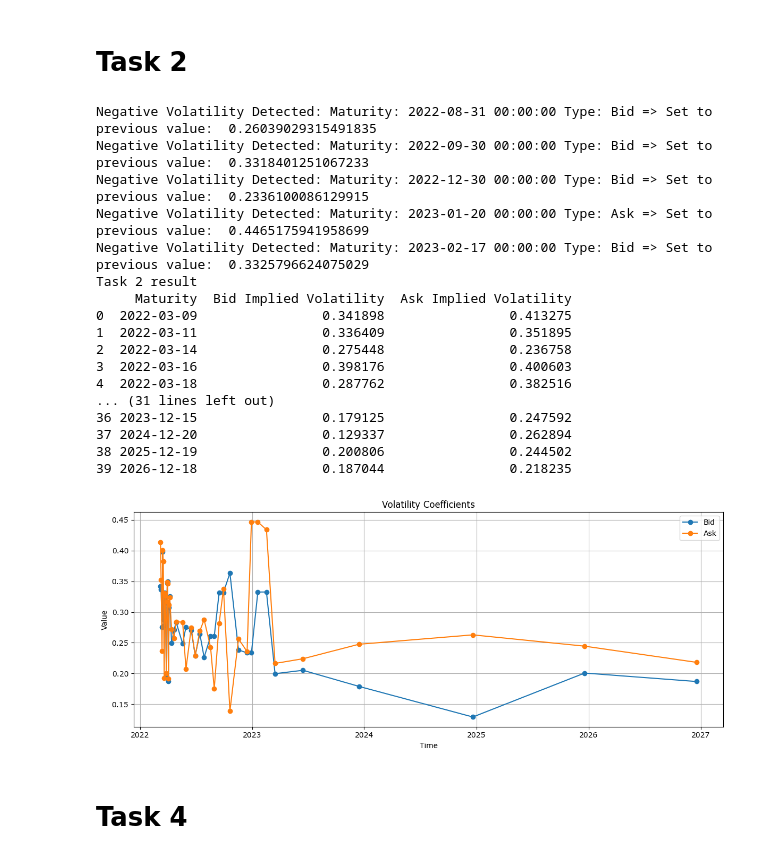
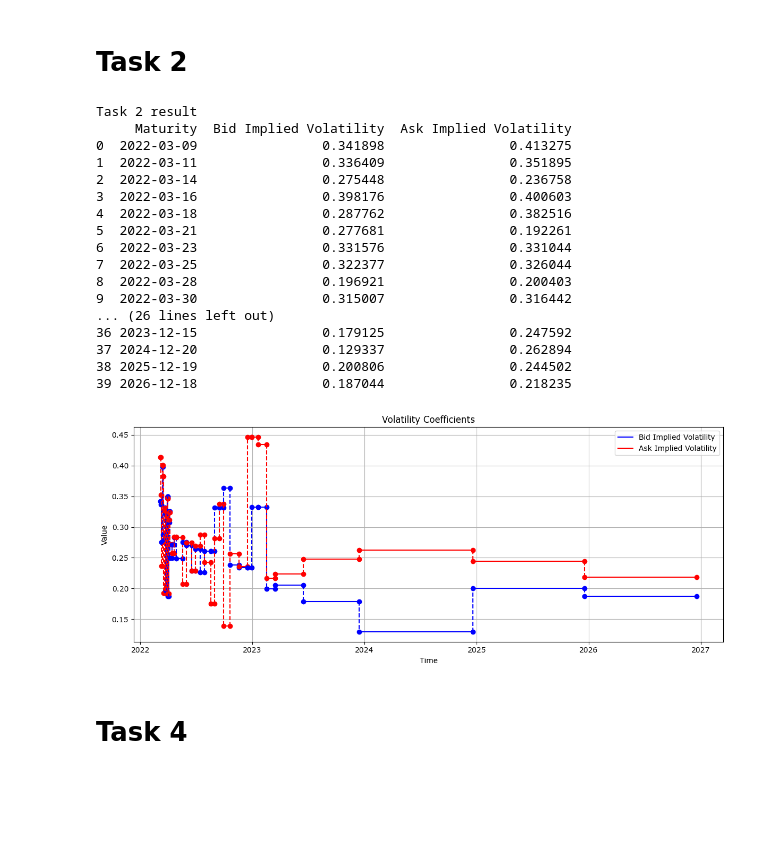
Before and after one commit to Thaigithub/UTS_FDSP_Assignment_Group, a Jupyter notebook: main.ipynb, the cells around one changed output. Drawn from its saved outputs; the diff is of its cells as text; code cells hidden in the pictures; blank space fills up the shorter version.

```diff
--- a/main.ipynb
+++ b/main.ipynb
@@ -233,54 +243,74 @@ def task_2(stock, noti=None):
                 sigma[j].append(sigma[j][-1])
             else:
                 sigma[j].append(np.sqrt(vola[j][i] / delta_t))
     return (
         pd.DataFrame(
             {
                 "Maturity": dfs["Maturity"],
                 "Bid Implied Volatility": sigma[0],
                 "Ask Implied Volatility": sigma[1],
             }
         ),
         sum_vola,
     )
 
 
 task_2_df, sum_volatility = task_2(INDEX_LEVEL)
 print("Task 2 result")
 print(task_2_df)
-plt.figure(figsize=(12, 5))
-plt.plot(
-    task_2_df["Maturity"], task_2_df["Bid Implied Volatility"], label="Bid", marker="o"
-)
-plt.plot(
-    task_2_df["Maturity"], task_2_df["Ask Implied Volatility"], label="Ask", marker="o"
-)
-plt.title("Volatility Coefficients")
-plt.xlabel("Time")
-plt.ylabel("Value")
-plt.legend()
-plt.grid(True)
-plt.tight_layout()
-plt.show()
+
+
+def tasK_2_plot(df):
+    plt.figure(figsize=(12, 5))
+    for i in range(len(df)):
+        x_start = df.iloc[i - 1, 0] if i > 0 else TODAY
+        x_end = df.iloc[i, 0]
+        y1 = df.iloc[i, 1]
+        y2 = df.iloc[i, 2]
+        y1_next = df.iloc[i + 1, 1] if i < len(df) - 1 else None
+        y2_next = df.iloc[i + 1, 2] if i < len(df) - 1 else None
+        plt.plot([x_start, x_end], [y1, y1], marker="o", color="blue")
+        plt.plot([x_start, x_end], [y2, y2], marker="o", color="red")
+        if y1_next is not None:
+            plt.plot([x_end, x_end], [y1, y1_next], linestyle="--", color="blue")
+        if y2_next is not None:
+            plt.plot([x_end, x_end], [y2, y2_next], linestyle="--", color="red")
+
+    plt.title("Volatility Coefficients")
+    plt.xlabel("Time")
+    plt.ylabel("Value")
+    plt.legend(
+        [
+            Line2D([0], [0], color="blue", label="Bid Implied Volatility"),
+            Line2D([0], [0], color="red", label="Ask Implied Volatility"),
+        ],
+        ["Bid Implied Volatility", "Ask Implied Volatility"],
+    )
+    plt.grid(True)
+    plt.tight_layout()
+    plt.show()
+
+
+tasK_2_plot(task_2_df)
 # %% [output]
-Negative Volatility Detected: Maturity: 2022-08-31 00:00:00 Type: Bid => Set to previous value:  0.26039029315491835
-Negative Volatility Detected: Maturity: 2022-09-30 00:00:00 Type: Bid => Set to previous value:  0.3318401251067233
-Negative Volatility Detected: Maturity: 2022-12-30 00:00:00 Type: Bid => Set to previous value:  0.2336100086129915
-Negative Volatility Detected: Maturity: 2023-01-20 00:00:00 Type: Ask => Set to previous value:  0.4465175941958699
-Negative Volatility Detected: Maturity: 2023-02-17 00:00:00 Type: Bid => Set to previous value:  0.3325796624075029
 Task 2 result
      Maturity  Bid Implied Volatility  Ask Implied Volatility
 0  2022-03-09                0.341898                0.413275
 1  2022-03-11                0.336409                0.351895
 2  2022-03-14                0.275448                0.236758
 3  2022-03-16                0.398176                0.400603
 4  2022-03-18                0.287762                0.382516
-... (31 lines left out)
+5  2022-03-21                0.277681                0.192261
+6  2022-03-23                0.331576                0.331044
+7  2022-03-25                0.322377                0.326044
+8  2022-03-28                0.196921                0.200403
+9  2022-03-30                0.315007                0.316442
+... (26 lines left out)
 36 2023-12-15                0.179125                0.247592
 37 2024-12-20                0.129337                0.262894
 38 2025-12-19                0.200806                0.244502
 39 2026-12-18                0.187044                0.218235
-[figure, old version]
+[figure, new version]
 # %% [markdown]
 # Task 4
 # %%
```
Also changed, not shown: parts of 6 cells of this notebook, 3 other files.
